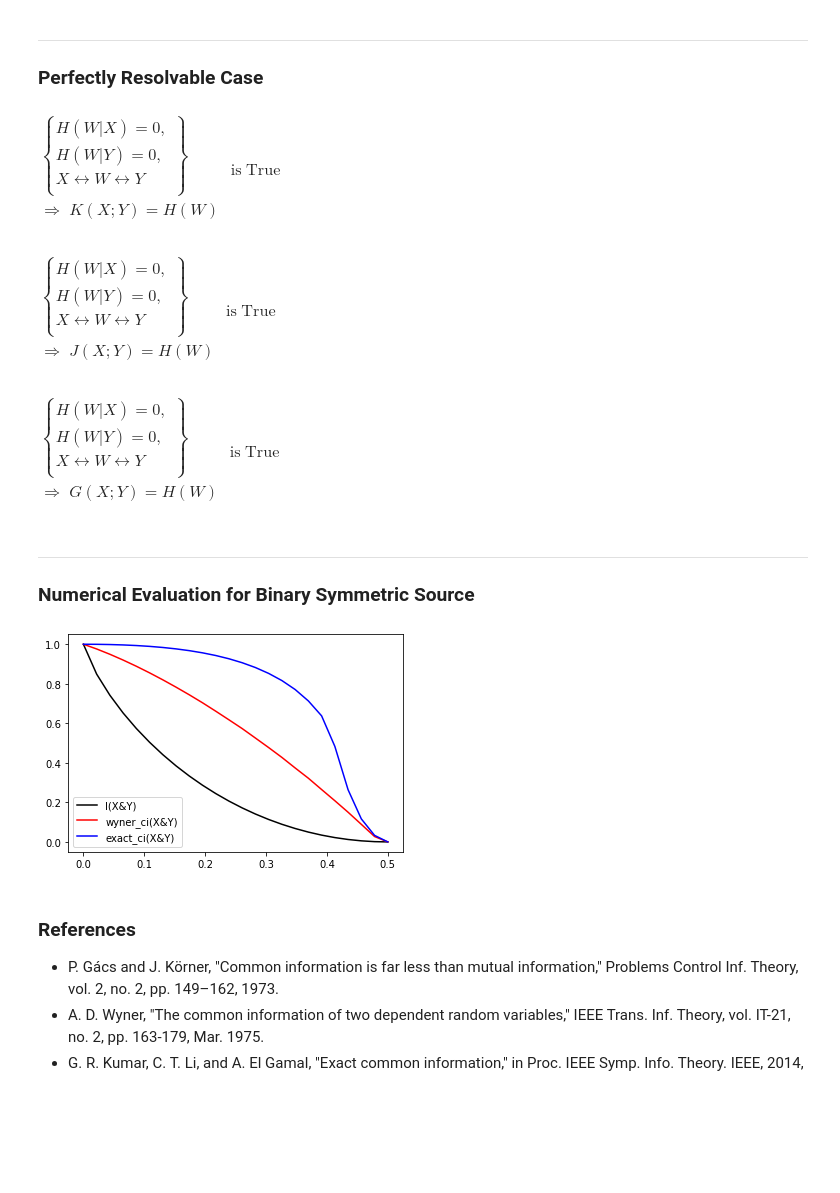
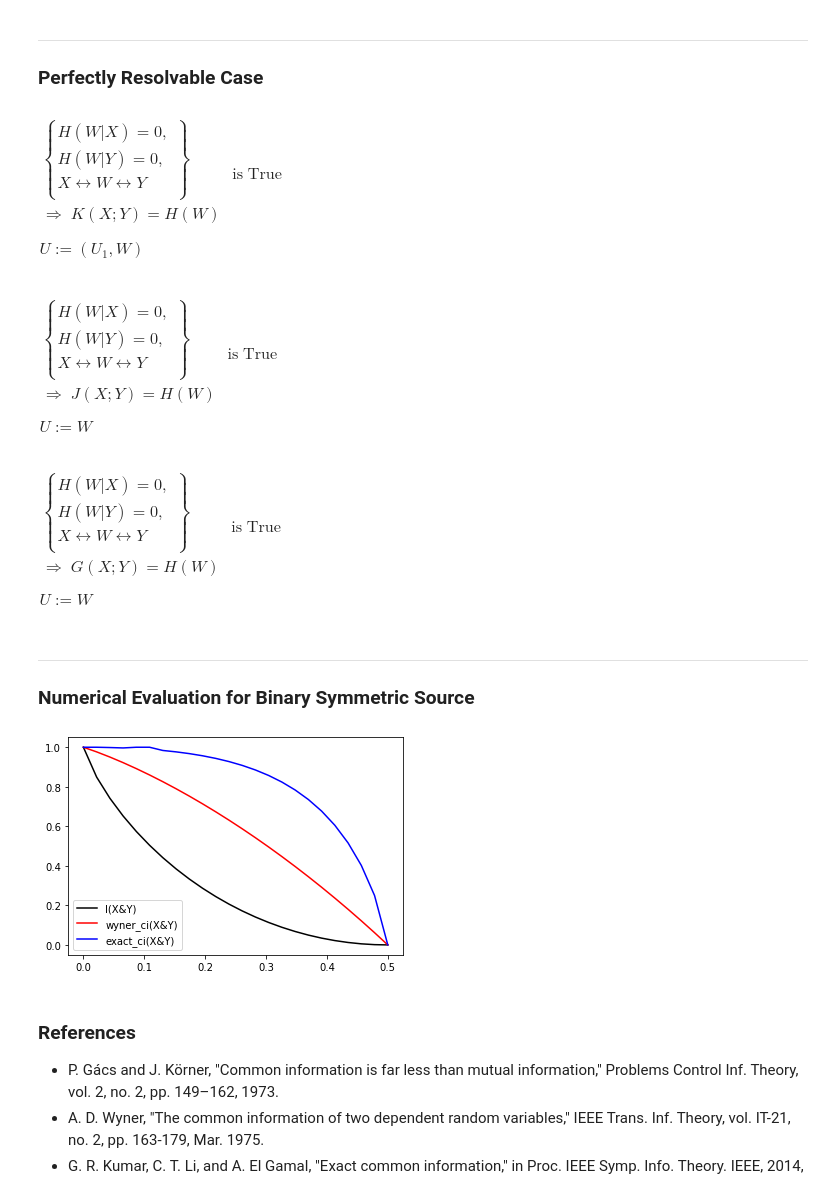
Before and after one commit to cheuktingli/psitip, a Jupyter notebook: examples/demo_commoninfo.ipynb, the cells around one changed output. Cells and saved outputs as stored; diff of their text form; code cells hidden in the pictures; blank space fills up the shorter version.

```diff
--- a/examples/demo_commoninfo.ipynb
+++ b/examples/demo_commoninfo.ipynb
@@ -362,74 +370,83 @@ $\displaystyle \left\{\begin{array}{l}
 r = (H(W | X) == 0) & (H(W | Y) == 0) & markov(X, W, Y)
 # %%
 # If perfectly resolvable, then Gács-Körner = H(W)
-(r >> (gacs_korner(X & Y) == H(W))).display_bool()
+(r >> (gacs_korner(X & Y) == H(W))).solve(display_reg = True)
 # %% [output]
-$\displaystyle \begin{array}{l}
+$\begin{array}{l}
+\begin{array}{l}
 \displaystyle \left\{\begin{array}{l}
   H(W|X) = 0,\\
   H(W|Y) = 0,\\
   X \leftrightarrow W \leftrightarrow Y\\
 \end{array} \right\}\\
 \displaystyle \Rightarrow \; K(X; Y) = H(W)\\
-\end{array} \;\mathrm{is}\;\mathrm{True}$
+\end{array}\;\mathrm{is}\;\mathrm{True}\\
+U := (U_1, W)\\
+\end{array}$
 # %%
 # If perfectly resolvable, then Wyner = H(W)
-(r >> (wyner_ci(X & Y) == H(W))).display_bool()
+(r >> (wyner_ci(X & Y) == H(W))).solve(display_reg = True)
 # %% [output]
-$\displaystyle \begin{array}{l}
+$\begin{array}{l}
+\begin{array}{l}
 \displaystyle \left\{\begin{array}{l}
   H(W|X) = 0,\\
   H(W|Y) = 0,\\
   X \leftrightarrow W \leftrightarrow Y\\
 \end{array} \right\}\\
 \displaystyle \Rightarrow \; J(X; Y) = H(W)\\
-\end{array} \;\mathrm{is}\;\mathrm{True}$
+\end{array}\;\mathrm{is}\;\mathrm{True}\\
+U := W\\
+\end{array}$
 # %%
 # If perfectly resolvable, then Common entropy = H(W)
-(r >> (exact_ci(X & Y) == H(W))).display_bool()
+(r >> (exact_ci(X & Y) == H(W))).solve(display_reg = True)
 # %% [output]
-$\displaystyle \begin{array}{l}
+$\begin{array}{l}
+\begin{array}{l}
 \displaystyle \left\{\begin{array}{l}
   H(W|X) = 0,\\
   H(W|Y) = 0,\\
   X \leftrightarrow W \leftrightarrow Y\\
 \end{array} \right\}\\
 \displaystyle \Rightarrow \; G(X; Y) = H(W)\\
-\end{array} \;\mathrm{is}\;\mathrm{True}$
+\end{array}\;\mathrm{is}\;\mathrm{True}\\
+U := W\\
+\end{array}$
 # %% [markdown]
 ------
 
 ### Numerical Evaluation for Binary Symmetric Source
 # %%
 # Switch to basin-hopping for nonconvex optimization
-PsiOpts.setting(opt_basinhopping = True)
+# PsiOpts.setting(opt_basinhopping = True)
 
-PsiOpts.setting(opt_aux_card = 2)    # Default cardinality for auxiliary
-PsiOpts.setting(opt_num_points = 24) # Number of initial points to try
-PsiOpts.setting(opt_num_hop = 4)     # Number of hops
-PsiOpts.setting(opt_num_iter = 8)    # Number of iterations per hop
+# PsiOpts.setting(opt_aux_card = 2)    # Default cardinality for auxiliary
+# PsiOpts.setting(opt_num_points = 24) # Number of initial points to try
+# PsiOpts.setting(opt_num_hop = 4)     # Number of hops
+# PsiOpts.setting(opt_num_iter = 8)    # Number of iterations per hop
 
 X, Y = rv("X, Y").set_card(2)     # X,Y are binary RVs (cardinality = 2)
 P = ConcModel()                   # Underlying distribution of RVs
 P[X] = [0.5, 0.5]                 # X is a fair bit
 
 ts = numpy.linspace(0.0, 0.5, 24)
 ms, js, gs = [], [], []
 for t in ts:
     P[Y | X] = [[1-t, t], [t, 1-t]]  # P(Y|X) is BSC(t)
     ms.append(P[I(X & Y)])           # Evaluate mutual information
     js.append(P[wyner_ci(X & Y)])    # Wyner's common information
     gs.append(P[exact_ci(X & Y)])    # Common entropy
 
 # Plot the quantities against t
 plt.figure()
 plt.plot(ts, ms, 'k', label = str(I(X & Y)))
 plt.plot(ts, js, 'r', label = str(wyner_ci(X & Y)))
 plt.plot(ts, gs, 'b', label = str(exact_ci(X & Y)))
 plt.legend()
 plt.show()
 # %% [output]
-[figure, old version]
+[figure, new version]
 # %% [markdown]
 ### References
 - P. Gács and J. Körner, "Common information is far less than mutual information," Problems Control Inf. Theory, vol. 2, no. 2, pp. 149–162, 1973.
```
Also changed, not shown: parts of 11 cells of this notebook, 19 other files.
